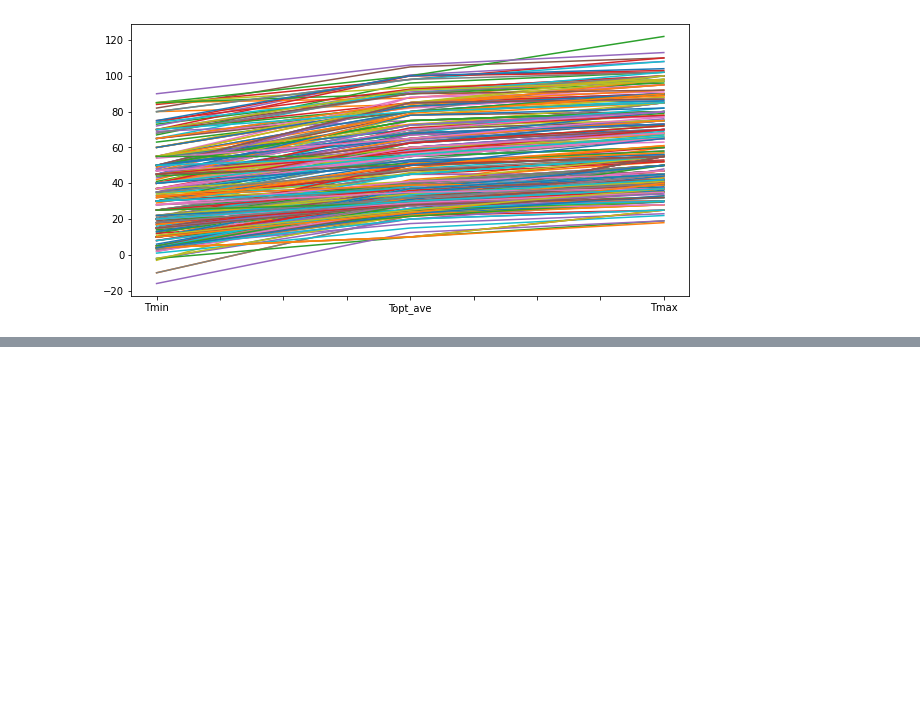
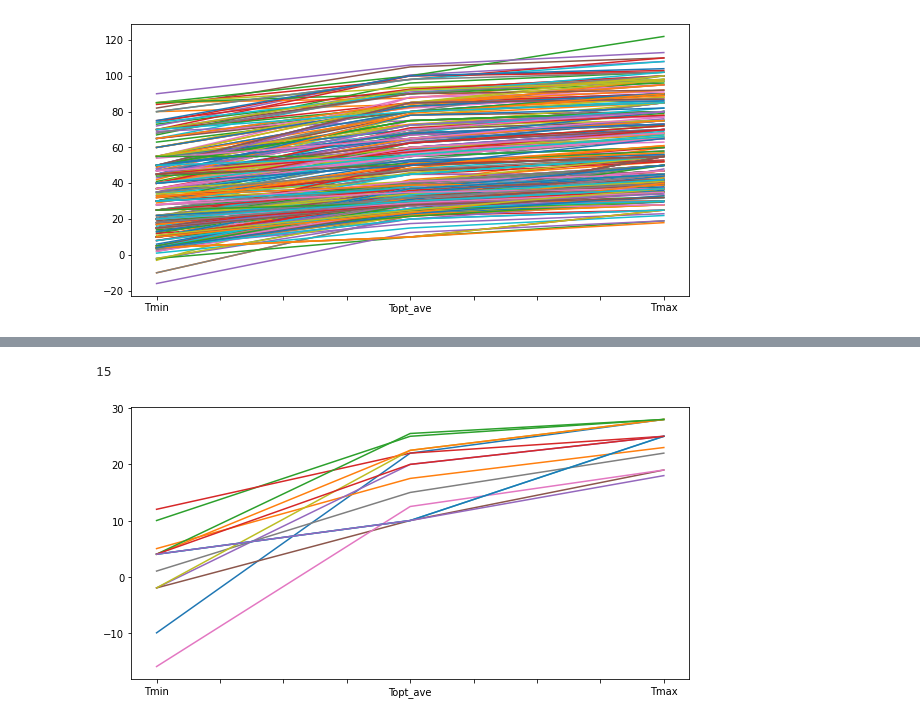
Before and after one commit to alibekk93/IDP_analysis, a Jupyter notebook: OMA_search/OMA_search.ipynb, the cells around one changed output, grey strips where cells are left out. Cells and saved outputs as stored; diff of their text form; code cells hidden in the pictures; blank space fills up the shorter version.

```diff
--- a/OMA_search/OMA_search.ipynb
+++ b/OMA_search/OMA_search.ipynb
@@ -66,0 +100,12 @@ for i in range(len(oma_tempura)):
+# %%
+oma_tempura_bact_p = oma_tempura_bact[oma_tempura_bact.Tmax < 30]
+
+fig, ax = plt.subplots(figsize=(10,5))
+
+print(len(oma_tempura_bact_p))
+
+for i in range(len(oma_tempura_bact_p)):
+  oma_tempura_bact_p.iloc[i][['Tmin', 'Topt_ave', 'Tmax']].plot(kind='line')
+# %% [output]
+15
+[figure, added]
```
Also changed, not shown: parts of 4 cells of this notebook.
